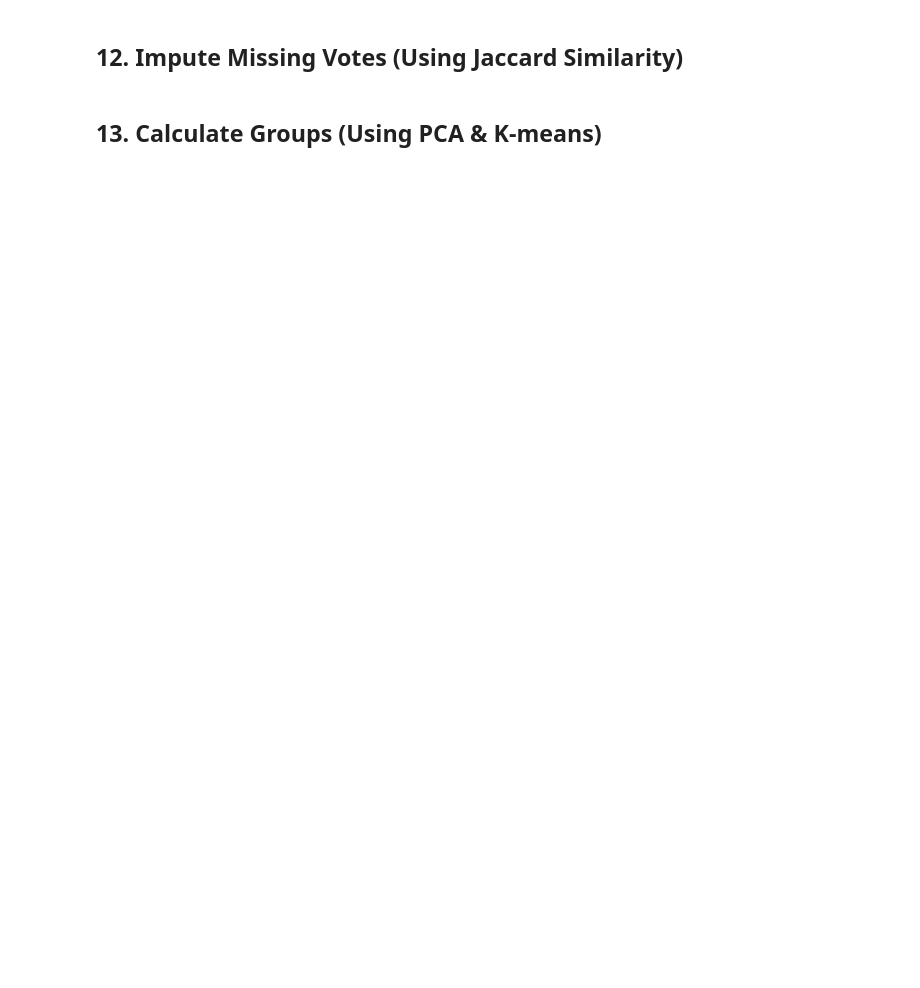
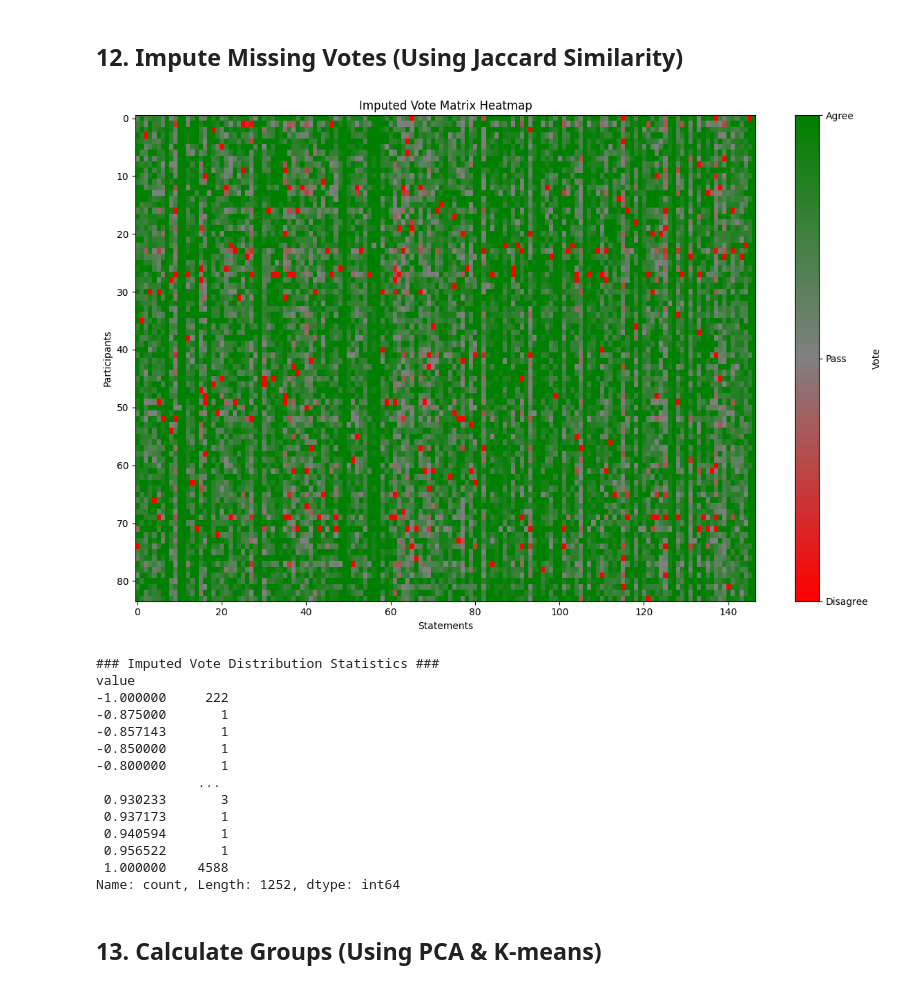
Before and after one commit to collect-intel/osccai-simulation, a Jupyter notebook: notebooks/osccai_simulation.ipynb, the cells around one changed output. Saved outputs shown, nothing was run; the diff lists cells and outputs as text; code cells hidden in the pictures; blank space fills up the shorter version.

```diff
--- a/notebooks/osccai_simulation.ipynb
+++ b/notebooks/osccai_simulation.ipynb
@@ -1108,6 +1148,59 @@ def impute_missing_values_jaccard_similarity(vote_matrix, n_neighbors=5):
 
 # Impute missing values
 imputed_vote_matrix = impute_missing_values_jaccard_similarity(vote_matrix, n_neighbors=5)
+# %%
+# Plot new imputed vote matrix
+import matplotlib.pyplot as plt
+import matplotlib.colors as mcolors
+import numpy as np
+
+# Create a custom colormap
+colors = ['red', 'gray', 'green']
+n_bins = 100  # Number of color gradations
+cmap = mcolors.LinearSegmentedColormap.from_list('custom', colors, N=n_bins)
+
+# Prepare the data
+vote_data = imputed_vote_matrix.drop('Cluster', axis=1).values  # Remove 'Cluster' column if present
+
+# Create the plot
+plt.figure(figsize=(12, 8))
+im = plt.imshow(vote_data, aspect='auto', cmap=cmap, vmin=-1, vmax=1, interpolation='nearest')
+
+# Add colorbar
+cbar = plt.colorbar(im)
+cbar.set_label('Vote')
+cbar.set_ticks([-1, 0, 1])
+cbar.set_ticklabels(['Disagree', 'Pass', 'Agree'])
+
+# Set labels and title
+plt.xlabel('Statements')
+plt.ylabel('Participants')
+plt.title('Imputed Vote Matrix Heatmap')
+
+# Show the plot
+plt.tight_layout()
+plt.show()
+
+# Optional: Display vote distribution statistics
+vote_counts = imputed_vote_matrix.drop('Cluster', axis=1).melt()['value'].value_counts().sort_index()
+print("\n### Imputed Vote Distribution Statistics ###")
+print(vote_counts)
+# %% [output]
+[figure, added]
+### Imputed Vote Distribution Statistics ###
+value
+-1.000000     222
+-0.875000       1
+-0.857143       1
+-0.850000       1
+-0.800000       1
+             ...
+ 0.930233       3
+ 0.937173       1
+ 0.940594       1
+ 0.956522       1
+ 1.000000    4588
+Name: count, Length: 1252, dtype: int64
 # %% [markdown]
 ## 13. Calculate Groups (Using PCA & K-means)
 # %%
```
Also changed, not shown: parts of 14 cells of this notebook.
